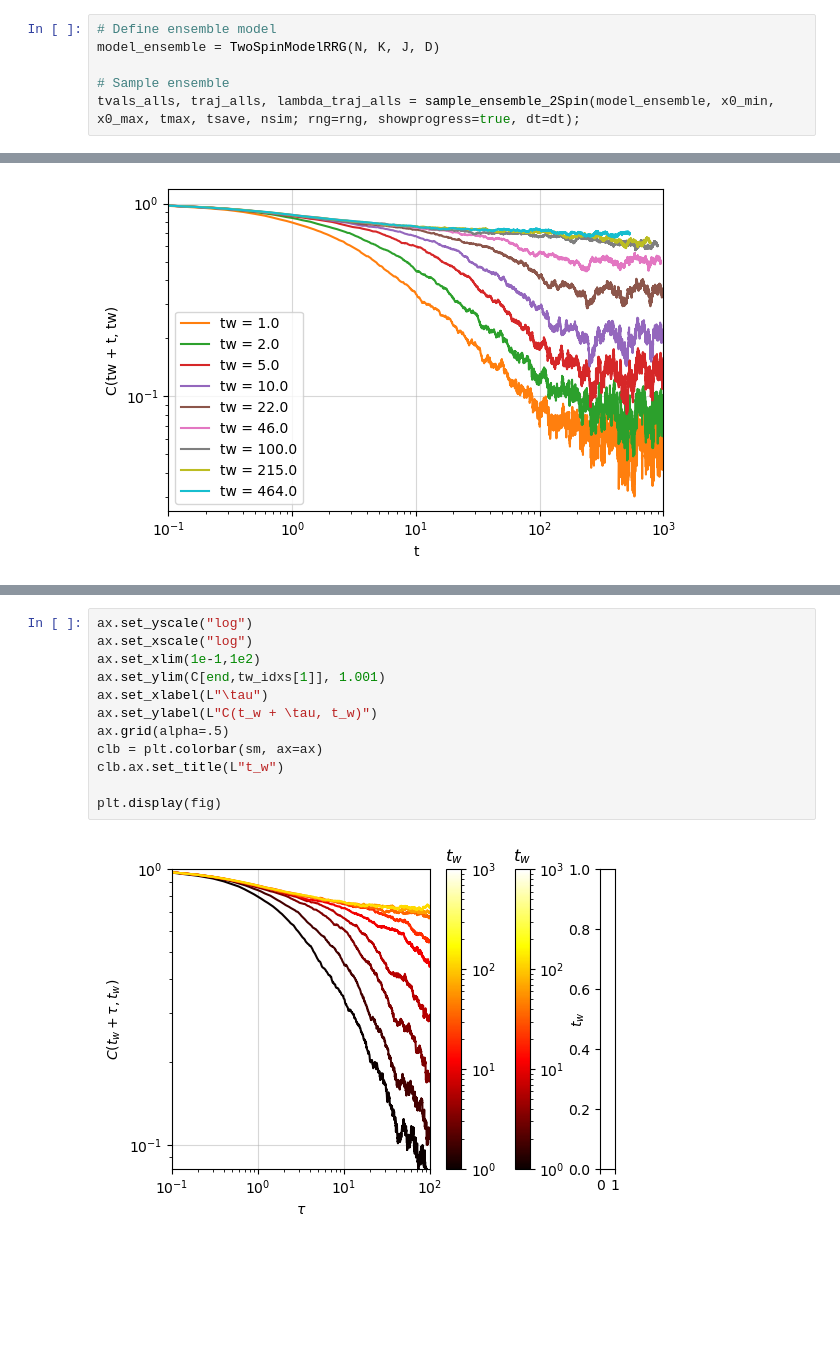
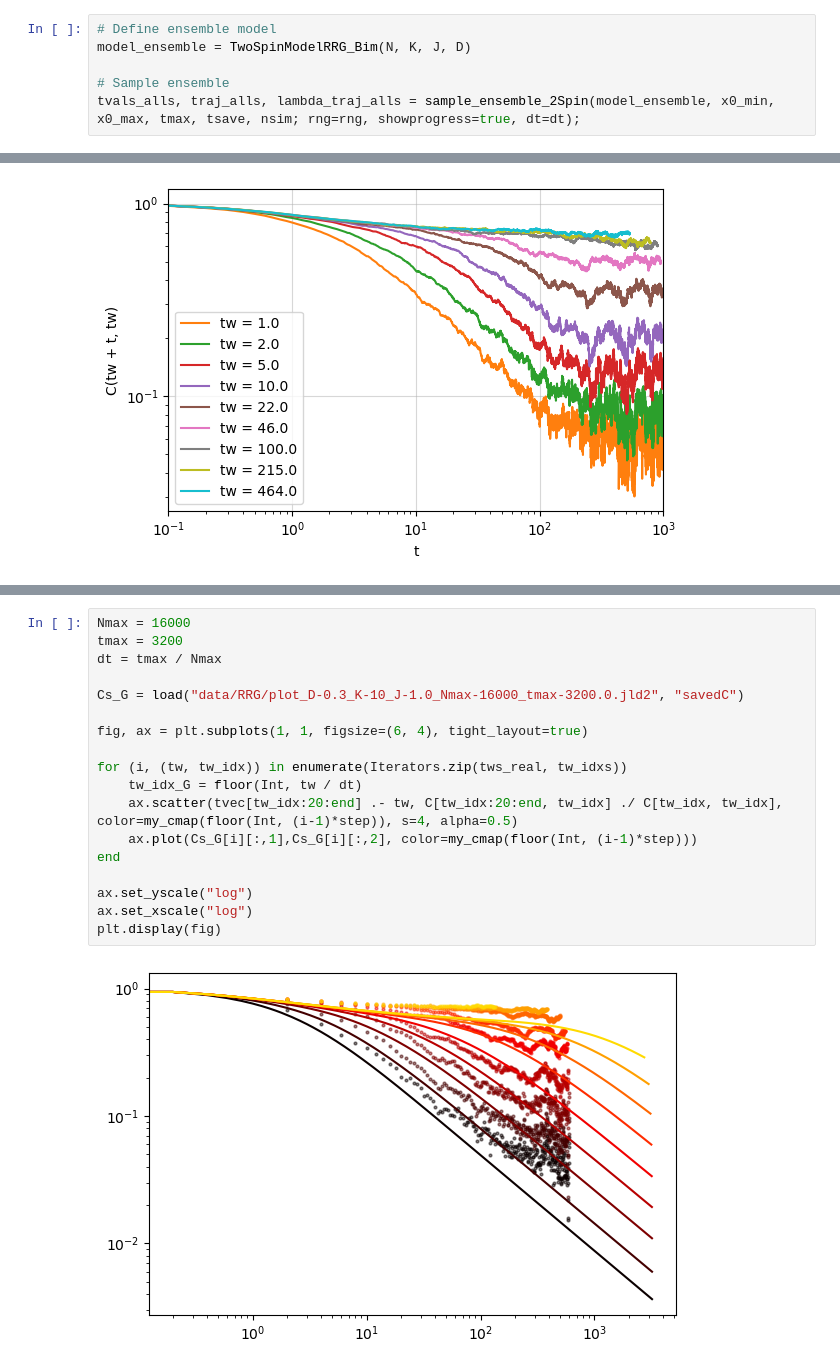
Before and after one commit to Mattiatarabolo/GaussianExpansionCavityMethod.jl, a Jupyter notebook: examples/2Spin/test.ipynb, the cells around one changed output, grey strips where cells are left out. Drawn from its saved outputs; the diff is of its cells as text; blank space fills up the shorter version.

```diff
--- a/examples/2Spin/test.ipynb
+++ b/examples/2Spin/test.ipynb
@@ -68,7 +68,7 @@ tsave = collect(range(0.0, tmax; step=1e-1))
 nsim = 10;
 # %%
 # Define ensemble model
-model_ensemble = TwoSpinModelRRG(N, K, J, D)
+model_ensemble = TwoSpinModelRRG_Bim(N, K, J, D)
 
 # Sample ensemble
 tvals_alls, traj_alls, lambda_traj_alls = sample_ensemble_2Spin(model_ensemble, x0_min, x0_max, tmax, tsave, nsim; rng=rng, showprogress=true, dt=dt);
@@ -240,14 +179,20 @@ TypeError("Colorbar.__init__() got an unexpected keyword argument 'title'")
-# %%
-ax.set_yscale("log")
-ax.set_xscale("log")
-ax.set_xlim(1e-1,1e2)
-ax.set_ylim(C[end,tw_idxs[1]], 1.001)
-ax.set_xlabel(L"\tau")
-ax.set_ylabel(L"C(t_w + \tau, t_w)")
-ax.grid(alpha=.5)
-clb = plt.colorbar(sm, ax=ax)
-clb.ax.set_title(L"t_w")
-
-plt.display(fig)
-# %% [output]
-[figure, removed]
+# %%
+Nmax = 16000
+tmax = 3200
+dt = tmax / Nmax
+
+Cs_G = load("data/RRG/plot_D-0.3_K-10_J-1.0_Nmax-16000_tmax-3200.0.jld2", "savedC")
+
+fig, ax = plt.subplots(1, 1, figsize=(6, 4), tight_layout=true)
+
+for (i, (tw, tw_idx)) in enumerate(Iterators.zip(tws_real, tw_idxs))
+    tw_idx_G = floor(Int, tw / dt)
+    ax.scatter(tvec[tw_idx:20:end] .- tw, C[tw_idx:20:end, tw_idx] ./ C[tw_idx, tw_idx], color=my_cmap(floor(Int, (i-1)*step)), s=4, alpha=0.5)
+    ax.plot(Cs_G[i][:,1],Cs_G[i][:,2], color=my_cmap(floor(Int, (i-1)*step)))
+end
+
+ax.set_yscale("log")
+ax.set_xscale("log")
+plt.display(fig)
+# %% [output]
+[figure, added]
```
Also changed, not shown: parts of 4 cells of this notebook, 6 other files.
